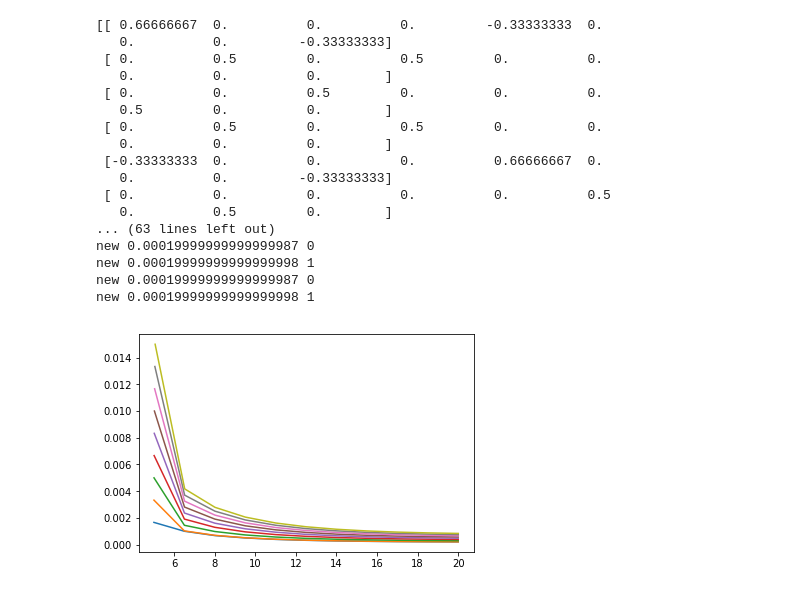
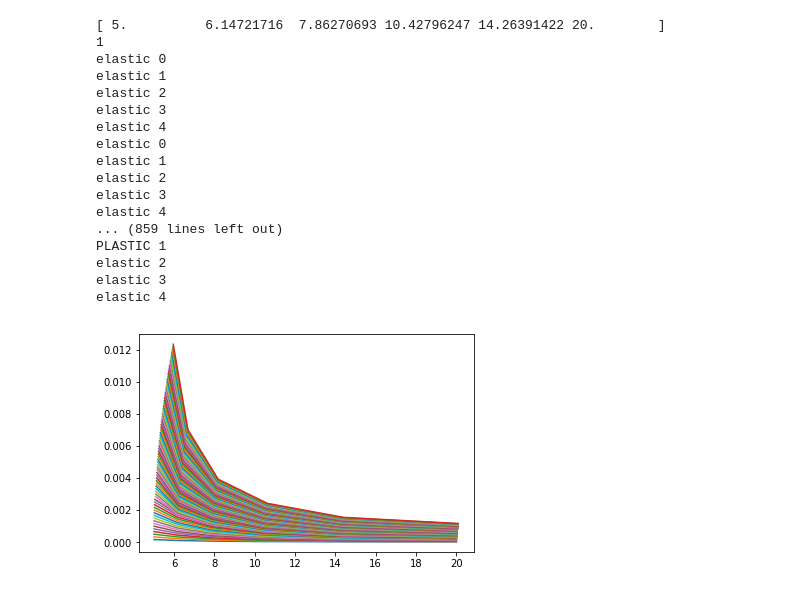
Before and after one commit to ARUN-PRAKASH-95/NFEM-PROJECT, a Jupyter notebook: Plasticity.ipynb, the cells around one changed output. Drawn from its saved outputs; the diff is of its cells as text; code cells hidden in the pictures.

Commit message:
mesh added

```diff
--- a/Plasticity.ipynb
+++ b/Plasticity.ipynb
@@ -2,17 +2,31 @@
 import numpy as np
 import matplotlib.pyplot as plt
 
-t=np.arange(0.1,1,0.1)
+t=np.arange(0.01,0.75,0.01)
 poissons_ratio = 0.20
 E = 0.2
-Inner_radius = 5
-outer_radius = 20
-n = 10
 mu = E/(2*(1+poissons_ratio))
 Lambda=poissons_ratio*E/((1-2*poissons_ratio)*(1+poissons_ratio))
 volumetric_strain = -0.01
 yield_stress = 200e-6 #N/micromm^2
 
+# Mesh generation
+Inner_radius = 5
+Outer_radius = 20
+n=5
+meshrefinementfactor = 5
+q=meshrefinementfactor**(1/(n-1))
+
+l=(Outer_radius-Inner_radius)*(1-q)/(1-meshrefinementfactor*q)
+rnode=Inner_radius
+coordinate=np.array([Inner_radius])
+
+for i in range(n):
+        rnode=rnode+l
+        coordinate=np.append(coordinate,rnode)
+        l=l*q
+
+print(coordinate)
 
 
 C = np.array([[Lambda+2*mu,Lambda,Lambda],
@@ -27,9 +41,7 @@ b=np.eye(9)
 d=np.zeros((9,9))
 d[0,0]=1; d[1,3]=1;d[2,6]=1;d[3,1]=1;d[4,4]=1;d[5,7]=1;d[6,2]=1;d[7,5]=1;d[8,8]=1
 I = (1/2*(b+d))-(1/3*c)
-print(I)
-coordinate = np.linspace(Inner_radius,outer_radius,n+1)      #Mesh
-#print(coordinate)
+
 
 
 
@@ -53,10 +65,11 @@ for time,tau in enumerate(t):
 #     print("GLOB:",Global_displacement)
     delta_u = 1
     plastic_strain = np.zeros((n,3,1))
+    coordinate = coordinate
     while np.linalg.norm(delta_u)>(0.005*np.linalg.norm(Reduced_displacement)):
         for i in range(len(coordinate)-1):
 
-            def element_routine(coordinate,Lambda,mu,tau,i):
+            def element_routine(coordinate,Lambda,mu,tau):
                 Derivative_N = np.array([-1/2,1/2])
                 Jacobian = Derivative_N@np.array([[coordinate[i]],
                                                   [coordinate[i+1]]])
@@ -68,7 +81,7 @@ for time,tau in enumerate(t):
 
 
                 B_T = np.transpose(B)
-                Element_stiffness = 2*(B_T@material_routine(E,i)@B)*Jacobian*((coordinate[i]+coordinate[i+1])/2)**2
+                Element_stiffness = 2*(B_T@material_routine(E)@B)*Jacobian*((coordinate[i]+coordinate[i+1])/2)**2
 
                 #External force calculation
                 sigma_rr = 2*mu*J_inv*((-Global_displacement[i]+Global_displacement[i+1])/2)+Lambda*tau*volumetric_strain
@@ -78,7 +91,7 @@ for time,tau in enumerate(t):
                 return Element_stiffness
 
 
-            def material_routine(E,i):
+            def material_routine(E):
                 Derivative_N = np.array([-1/2,1/2])
                 Jacobian = Derivative_N@np.array([[coordinate[i]],
                                                   [coordinate[i+1]]])
@@ -102,23 +115,26 @@ for time,tau in enumerate(t):
               #  print("TRIAL:",Trial_eq)
               #  print(yield_stress)
                 if Trial_eq - yield_stress < 0:
+                    print('elastic',i)
                     return C
                 else:
                     del_lamda = (Trial_eq - yield_stress)/(3*mu)
+                    print('PLASTIC',i)
                     #print('del_l',del_lamda)
                     plastic_strain[i] = Global_plastic_strain[i] + del_lamda * 1.5 * (Trial_dev/Trial_eq)
+#                     print('ps:',plastic_strain[i])
                     new_stress = C@(Current_strain-plastic_strain[i])
 
                     new_dev = new_stress - 1/3*np.sum(new_stress)
                     new_eq = np.sqrt(3/2*(np.sum(np.square(new_dev))))
-                    print('new',new_eq,i)
+#                     print('new',new_eq,i)
                     tangent_stiffness = Kay/3*(c)+2*mu*((Trial_eq-3*mu*del_lamda)/Trial_eq)*I-(3*mu*(1/Trial_eq**2)*dev_outer)
                     skip = tangent_stiffness[0::4]
                     C_t = skip[np.nonzero(skip)].reshape(3,3)
                     #print(C_t)
                     return C_t
 #             print("I_out:",i)
-            Ke = element_routine(coordinate,Lambda,mu,tau,i)
+            Ke = element_routine(coordinate,Lambda,mu,tau)
             #Assignmnet matrix
             Ae = np.zeros((2,n+1))
             Ae[0,i]=1                                            # [0,n-1]=1 [1,n]=1
@@ -131,49 +147,50 @@ for time,tau in enumerate(t):
             Global_K = np.add(Global_K,K)  # Global stiffnes matrix
 
         K_red = np.delete(Global_K,(0),axis=0)
         K_red = np.delete(K_red,(0),axis=1)
 
 
 
            #F_ext = AeT@Fe_ext                                   # Force vector of each element after transformation
            #Global_F_ext=np.add(Global_F_ext,F_ext)              # Global F matrix
         Global_F_ext = np.zeros((n+1,1))
         Global_F_ext[-1]=0                                   # Global F matrix
 
 
 
 
 
         #Newton Raphson method
 
         #print(Global_K)
         G_matrix = Global_K@Global_displacement - Global_F_ext
 
         G_red = np.delete(G_matrix,(0),axis=0)
         delta_u = np.linalg.inv(K_red)@G_red
         Reduced_displacement = Reduced_displacement - delta_u
 
         Global_displacement = np.insert(Reduced_displacement,(0),(1/3*(tau)*(-volumetric_strain)*Inner_radius)).reshape(n+1,1)
+        coordinate = coordinate+(Global_displacement.reshape(n+1))
 #lobal_displacement = np.insert(Reduced_displacement,(0),(1/3*(tau)*(-volumetric_strain)*Inner_radius)).reshape(n+1,1)
     Global_plastic_strain=plastic_strain
     plt.plot(coordinate,Global_displacement)
-    coordinate = coordinate + (Global_displacement.reshape(n+1))
+    coordinate = coordinate  #+ (Global_displacement.reshape(n+1))
 # %% [output]
-[[ 0.66666667  0.          0.          0.         -0.33333333  0.
-   0.          0.         -0.33333333]
- [ 0.          0.5         0.          0.5         0.          0.
-   0.          0.          0.        ]
- [ 0.          0.          0.5         0.          0.          0.
-   0.5         0.          0.        ]
- [ 0.          0.5         0.          0.5         0.          0.
-   0.          0.          0.        ]
- [-0.33333333  0.          0.          0.          0.66666667  0.
-   0.          0.         -0.33333333]
- [ 0.          0.          0.          0.          0.          0.5
-   0.          0.5         0.        ]
-... (63 lines left out)
-new 0.00019999999999999987 0
-new 0.00019999999999999998 1
-new 0.00019999999999999987 0
-new 0.00019999999999999998 1
+[ 5.          6.14721716  7.86270693 10.42796247 14.26391422 20.        ]
+1
+elastic 0
+elastic 1
+elastic 2
+elastic 3
+elastic 4
+elastic 0
+elastic 1
+elastic 2
+elastic 3
+elastic 4
+... (859 lines left out)
+PLASTIC 1
+elastic 2
+elastic 3
+elastic 4
-[figure, old version]
+[figure, new version]
```
Also changed, not shown: 3 other files.
